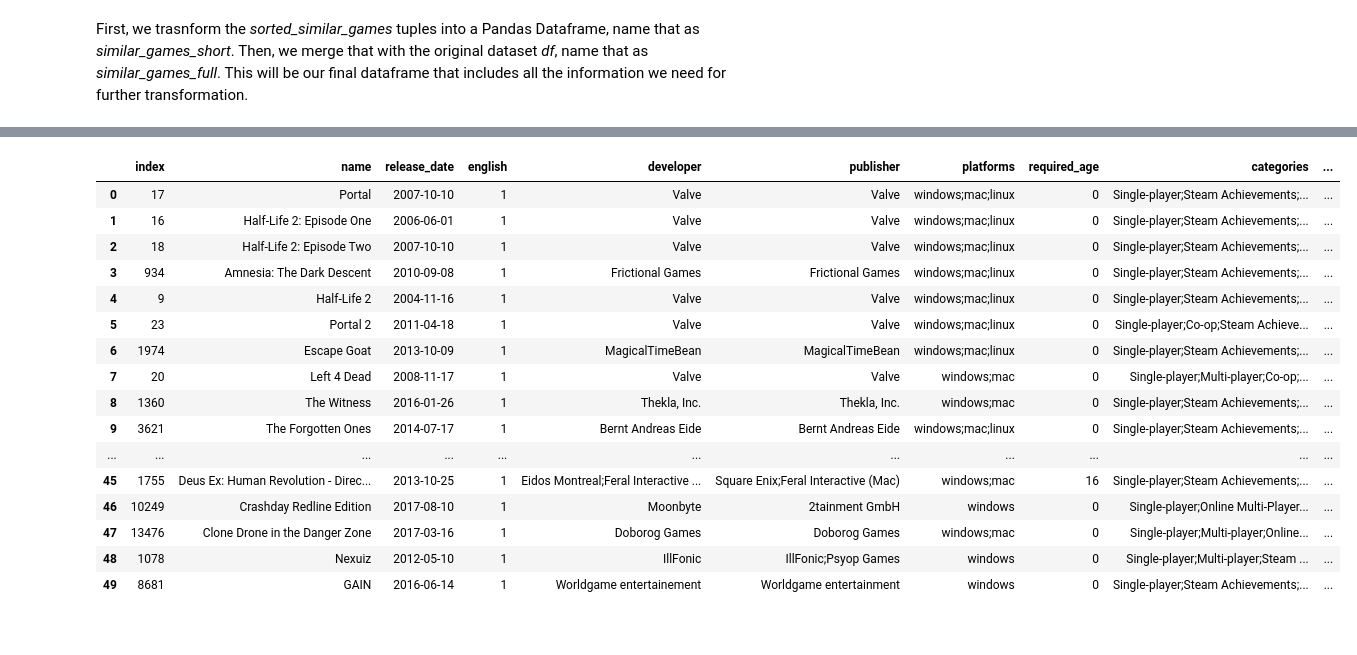
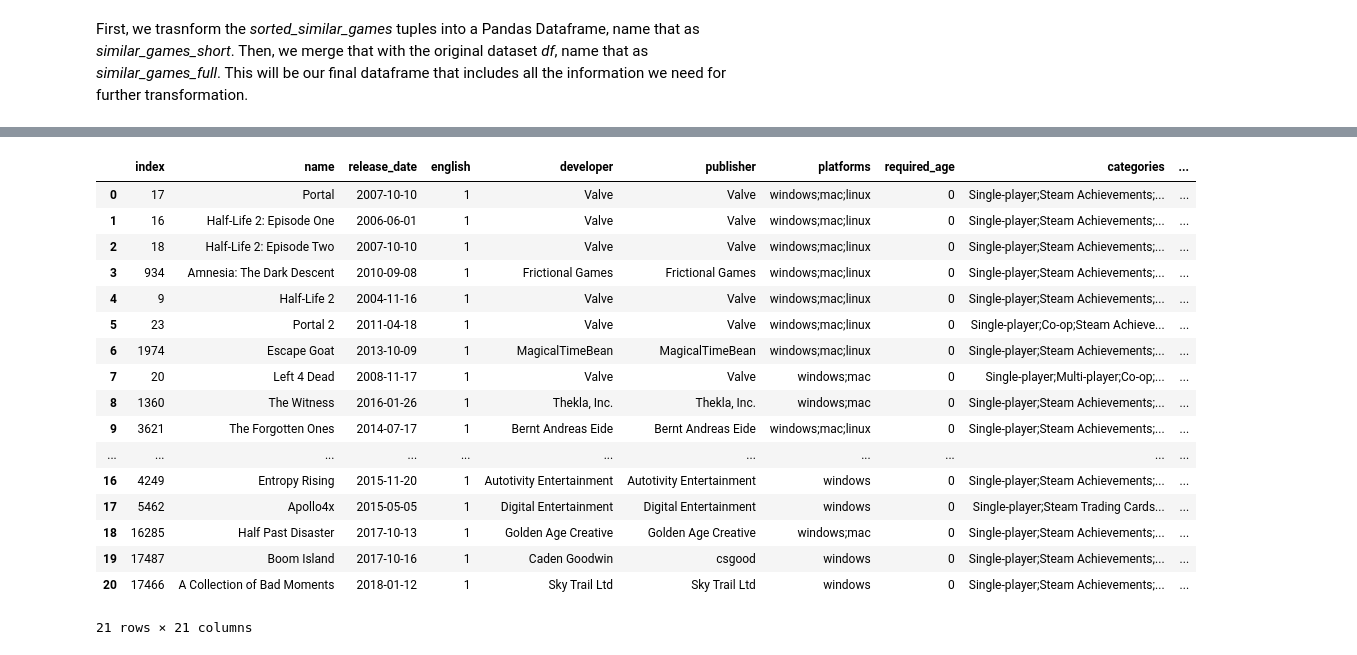
Before and after one commit to wendyhwl/Game-Recommender-System, a Jupyter notebook: game_recommend.ipynb, the cells around one changed output, grey strips where cells are left out. Drawn from its saved outputs; the diff is of its cells as text; code cells hidden in the pictures.

```diff
--- a/game_recommend.ipynb
+++ b/game_recommend.ipynb
@@ -221,21 +192,23 @@ Now we have all the information in one big DF, we can sort the data by *similari
 # %%
-similar_games_full = similar_games_full.nlargest(50, 'similarity_score')
-similar_games_full.reset_index()
+similar_games_full = similar_games_full.nlargest(21, 'similarity_score')
+similar_games_20 = similar_games_full.iloc[0:21].reset_index()
+similar_games_20
 # %% [output]
 |  | index | name | release_date | english | developer | publisher | platforms | required_age | categories | ... |
 | 0 | 17 | Portal | 2007-10-10 | 1 | Valve | Valve | windows;mac;linux | 0 | Single-player;Steam Achievements;... | ... |
 | 1 | 16 | Half-Life 2: Episode One | 2006-06-01 | 1 | Valve | Valve | windows;mac;linux | 0 | Single-player;Steam Achievements;... | ... |
 | 2 | 18 | Half-Life 2: Episode Two | 2007-10-10 | 1 | Valve | Valve | windows;mac;linux | 0 | Single-player;Steam Achievements;... | ... |
 | 3 | 934 | Amnesia: The Dark Descent | 2010-09-08 | 1 | Frictional Games | Frictional Games | windows;mac;linux | 0 | Single-player;Steam Achievements;... | ... |
 | 4 | 9 | Half-Life 2 | 2004-11-16 | 1 | Valve | Valve | windows;mac;linux | 0 | Single-player;Steam Achievements;... | ... |
 | 5 | 23 | Portal 2 | 2011-04-18 | 1 | Valve | Valve | windows;mac;linux | 0 | Single-player;Co-op;Steam Achieve... | ... |
 | 6 | 1974 | Escape Goat | 2013-10-09 | 1 | MagicalTimeBean | MagicalTimeBean | windows;mac;linux | 0 | Single-player;Steam Achievements;... | ... |
 | 7 | 20 | Left 4 Dead | 2008-11-17 | 1 | Valve | Valve | windows;mac | 0 | Single-player;Multi-player;Co-op;... | ... |
 | 8 | 1360 | The Witness | 2016-01-26 | 1 | Thekla, Inc. | Thekla, Inc. | windows;mac | 0 | Single-player;Steam Achievements;... | ... |
 | 9 | 3621 | The Forgotten Ones | 2014-07-17 | 1 | Bernt Andreas Eide | Bernt Andreas Eide | windows;mac;linux | 0 | Single-player;Steam Achievements;... | ... |
 | ... | ... | ... | ... | ... | ... | ... | ... | ... | ... | ... |
-| 45 | 1755 | Deus Ex: Human Revolution - Direc... | 2013-10-25 | 1 | Eidos Montreal;Feral Interactive ... | Square Enix;Feral Interactive (Mac) | windows;mac | 16 | Single-player;Steam Achievements;... | ... |
-| 46 | 10249 | Crashday Redline Edition | 2017-08-10 | 1 | Moonbyte | 2tainment GmbH | windows | 0 | Single-player;Online Multi-Player... | ... |
-| 47 | 13476 | Clone Drone in the Danger Zone | 2017-03-16 | 1 | Doborog Games | Doborog Games | windows;mac | 0 | Single-player;Multi-player;Online... | ... |
-| 48 | 1078 | Nexuiz | 2012-05-10 | 1 | IllFonic | IllFonic;Psyop Games | windows | 0 | Single-player;Multi-player;Steam ... | ... |
-| 49 | 8681 | GAIN | 2016-06-14 | 1 | Worldgame entertainement | Worldgame entertainment | windows | 0 | Single-player;Steam Achievements;... | ... |
+| 16 | 4249 | Entropy Rising | 2015-11-20 | 1 | Autotivity Entertainment | Autotivity Entertainment | windows | 0 | Single-player;Steam Achievements;... | ... |
+| 17 | 5462 | Apollo4x | 2015-05-05 | 1 | Digital Entertainment | Digital Entertainment | windows | 0 | Single-player;Steam Trading Cards... | ... |
+| 18 | 16285 | Half Past Disaster | 2017-10-13 | 1 | Golden Age Creative | Golden Age Creative | windows;mac | 0 | Single-player;Steam Achievements;... | ... |
+| 19 | 17487 | Boom Island | 2017-10-16 | 1 | Caden Goodwin | csgood | windows | 0 | Single-player;Steam Achievements;... | ... |
+| 20 | 17466 | A Collection of Bad Moments | 2018-01-12 | 1 | Sky Trail Ltd | Sky Trail Ltd | windows | 0 | Single-player;Steam Achievements;... | ... |
+21 rows × 21 columns
```
Also changed, not shown: parts of 16 cells of this notebook.
